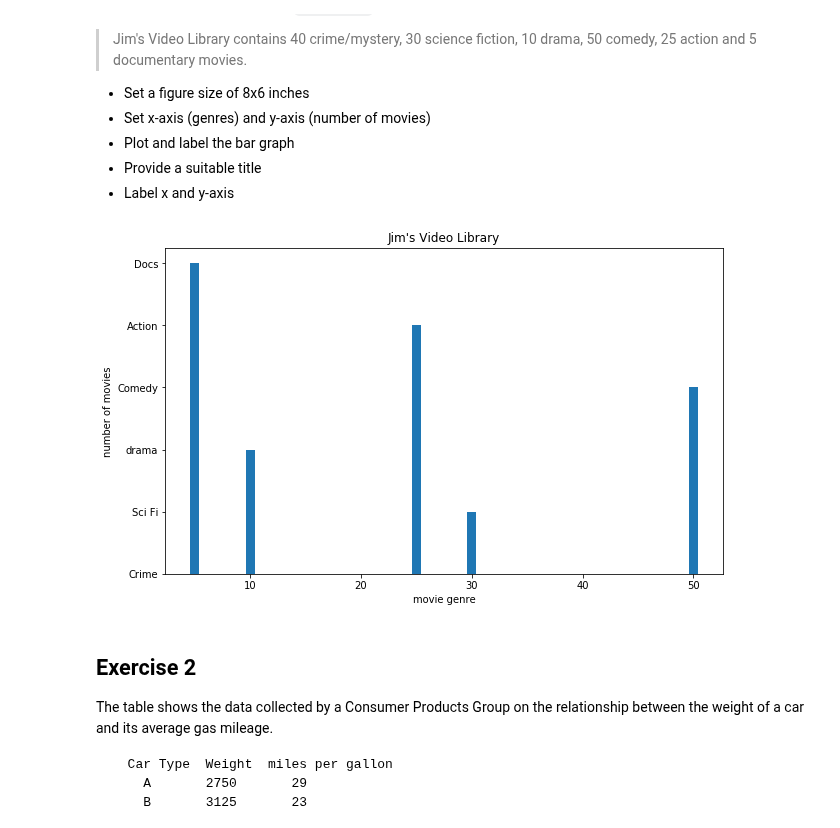
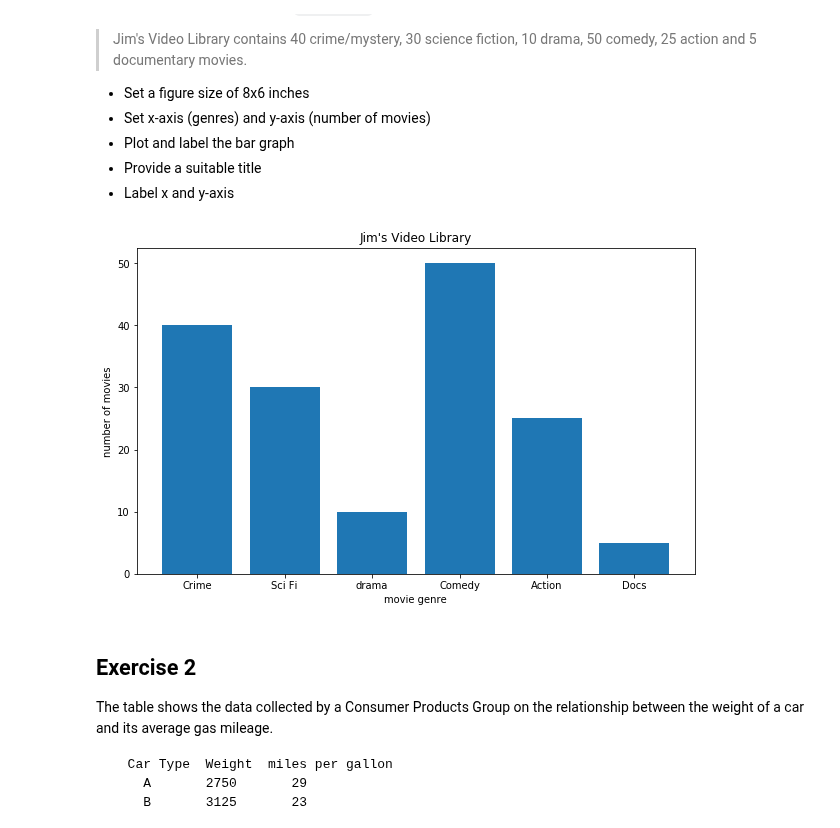
Before and after one commit to DIGITALFRANK/dsc-data-viz-lab-nyc-ds-career-042219, a Jupyter notebook: index.ipynb, the cells around one changed output. Cells and saved outputs as stored; diff of their text form; code cells hidden in the pictures.

```diff
--- a/index.ipynb
+++ b/index.ipynb
@@ -23,32 +23,32 @@ Make a vertical bar graph using `plt.bar()` for the following set of data:
 # %%
 # import the required libraries
 import numpy as np
 import matplotlib.pyplot as plt
 
 plt.figure(figsize=(10,6))
 
 y = ['Crime', 'Sci Fi', 'drama', 'Comedy', 'Action', 'Docs']
 x =[40, 30, 10, 50, 25, 5]
 
 
-plt.bar(x, y,)
+plt.bar(y, x)
 
 plt.xlabel('movie genre')
 plt.ylabel('number of movies')
 
 plt.title("Jim's Video Library")
 plt.show()
 
 
 # Set a figure size
 
 # Plot vertical bars of fixed width by passing x and y values to .bar() function
 
 # Give a title to the bar graph
 
 # Output the final plot
 # %% [output]
-[figure, old version]
+[figure, new version]
 # %% [markdown]
 ## Exercise 2
 
```
